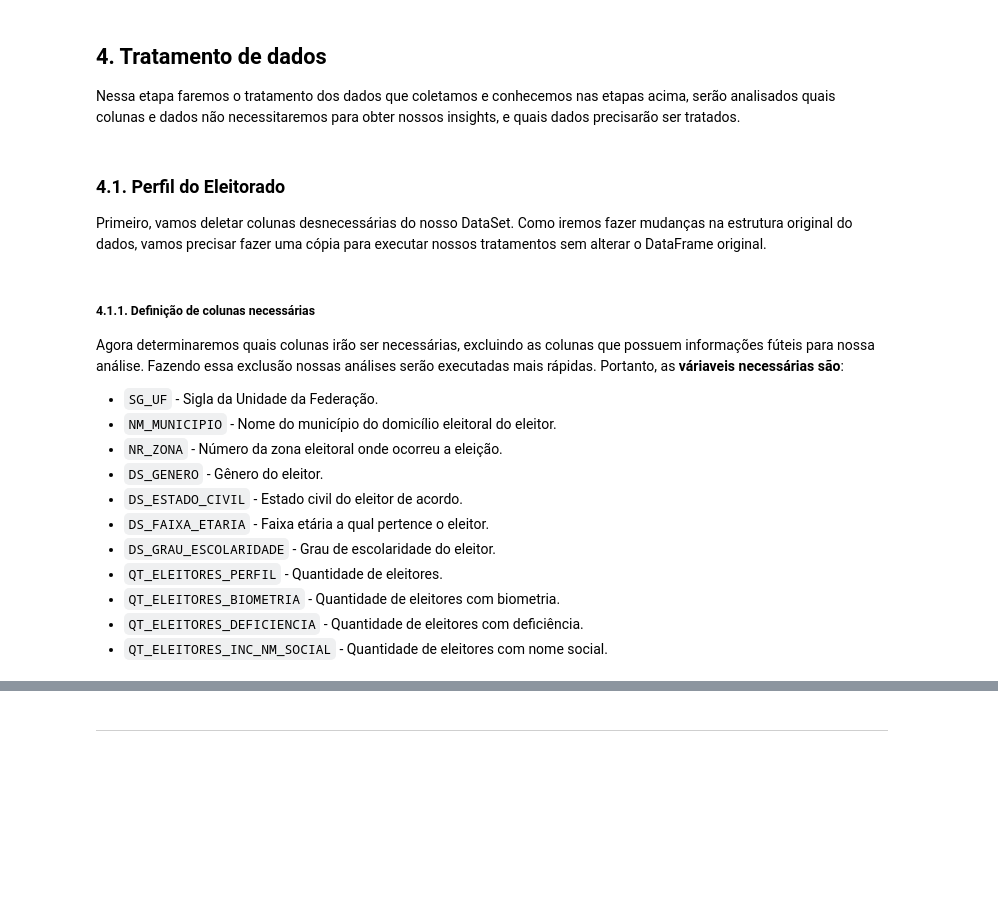
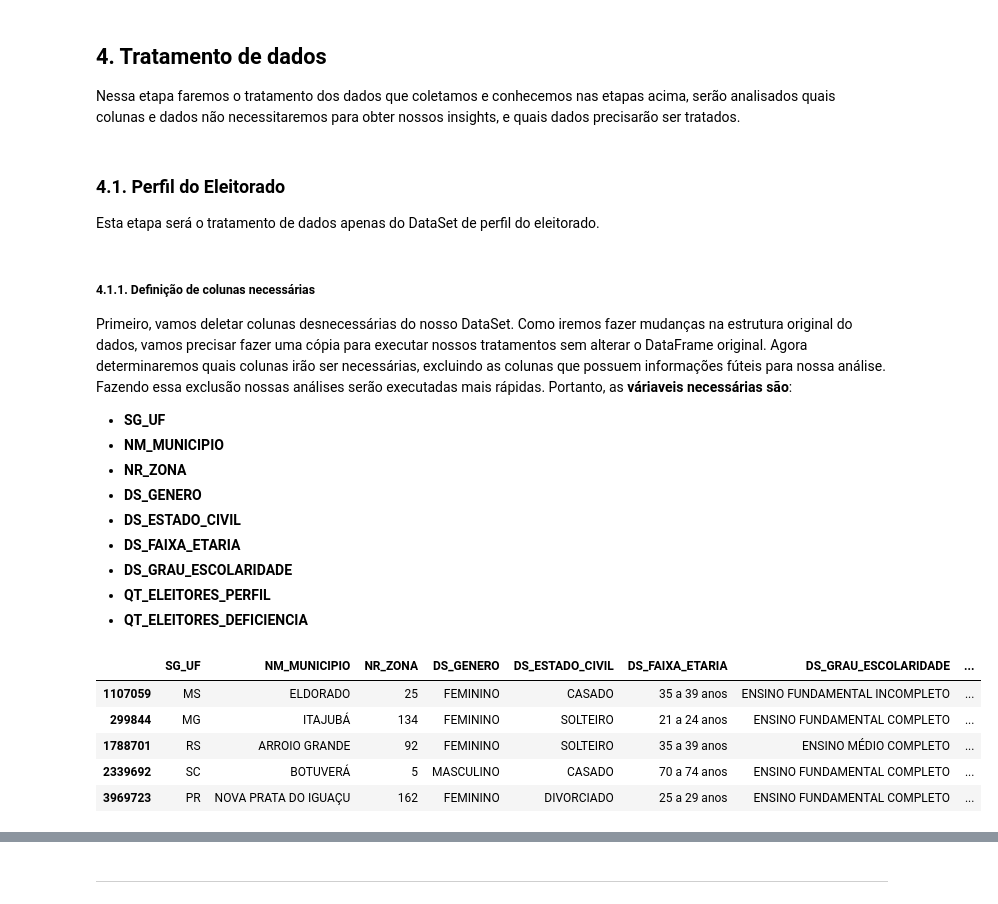
Before and after one commit to gideoni-santos/desafio-RenovaBR, a Jupyter notebook: relatorio.ipynb, the cells around one changed output, grey strips where cells are left out. Cells and saved outputs as stored; diff of their text form; code cells hidden in the pictures; blank space fills up the shorter version.

```diff
--- a/relatorio.ipynb
+++ b/relatorio.ipynb
@@ -585,7 +585,21 @@ Observando o gráfico acima, podemos constatar que de fato o tratamento de outli
 ## **4. Tratamento de dados**
 
 Nessa etapa faremos o tratamento dos dados que coletamos e conhecemos nas etapas acima, serão analisados quais colunas e dados não necessitaremos para obter nossos insights, e quais dados precisarão ser tratados.
+# %% [markdown]
+### **4.1. Perfil do Eleitorado**
+
+Esta etapa será o tratamento de dados apenas do DataSet de perfil do eleitorado.
 # %% [markdown]
-### **4.1. Perfil do Eleitorado**
+##### **4.1.1. Definição de colunas necessárias**
 
-Primeiro, vamos deletar colunas desnecessárias do nosso DataSet. Como iremos fazer mudanças na estrutura original do dados, vamos precisar fazer uma cópia para executar nossos tratamentos sem alterar o DataFrame original.
+Primeiro, vamos deletar colunas desnecessárias do nosso DataSet. Como iremos fazer mudanças na estrutura original do dados, vamos precisar fazer uma cópia para executar nossos tratamentos sem alterar o DataFrame original. Agora determinaremos quais colunas irão ser necessárias, excluindo as colunas que possuem informações fúteis para nossa análise. Fazendo essa exclusão nossas análises serão executadas mais rápidas. Portanto, as **váriaveis necessárias são**:
+
+* **SG_UF**
+* **NM_MUNICIPIO**
+* **NR_ZONA**
+* **DS_GENERO**
+* **DS_ESTADO_CIVIL**
+* **DS_FAIXA_ETARIA**
+* **DS_GRAU_ESCOLARIDADE**
+* **QT_ELEITORES_PERFIL**
+* **QT_ELEITORES_DEFICIENCIA**
@@ -595,16 +606,12 @@ eleitorado_copia = eleitorado.copy()
-# %% [markdown]
-##### **4.1.1. Definição de colunas necessárias**
-
-Agora determinaremos quais colunas irão ser necessárias, excluindo as colunas que possuem informações fúteis para nossa análise. Fazendo essa exclusão nossas análises serão executadas mais rápidas. Portanto, as **váriaveis necessárias são**:
-
-* `SG_UF` - Sigla da Unidade da Federação.
-* `NM_MUNICIPIO` - Nome do município do domicílio eleitoral do eleitor.
-* `NR_ZONA` - Número da zona eleitoral onde ocorreu a eleição.
-* `DS_GENERO` - Gênero do eleitor.
-* `DS_ESTADO_CIVIL` - Estado civil do eleitor de acordo.
-* `DS_FAIXA_ETARIA` - Faixa etária a qual pertence o eleitor.
-* `DS_GRAU_ESCOLARIDADE` - Grau de escolaridade do eleitor.
-* `QT_ELEITORES_PERFIL` - Quantidade de eleitores.
-* `QT_ELEITORES_BIOMETRIA` - Quantidade de eleitores com biometria.
-* `QT_ELEITORES_DEFICIENCIA` - Quantidade de eleitores com deficiência.
-* `QT_ELEITORES_INC_NM_SOCIAL` - Quantidade de eleitores com nome social.
+# %%
+#Criando copia apenas com as váriaveis necessárias
+eleitorado_clean = eleitorado[['SG_UF', 'NM_MUNICIPIO', 'NR_ZONA', 'DS_GENERO', 'DS_ESTADO_CIVIL', 'DS_FAIXA_ETARIA', 'DS_GRAU_ESCOLARIDADE', 'QT_ELEITORES_PERFIL', 'QT_ELEITORES_DEFICIENCIA']]
+#Vendo 5 registros aleatórios
+eleitorado_clean.sample(5)
+# %% [output]
+|  | SG_UF | NM_MUNICIPIO | NR_ZONA | DS_GENERO | DS_ESTADO_CIVIL | DS_FAIXA_ETARIA | DS_GRAU_ESCOLARIDADE | ... |
+| 1107059 | MS | ELDORADO | 25 | FEMININO | CASADO | 35 a 39 anos | ENSINO FUNDAMENTAL INCOMPLETO | ... |
+| 299844 | MG | ITAJUBÁ | 134 | FEMININO | SOLTEIRO | 21 a 24 anos | ENSINO FUNDAMENTAL COMPLETO | ... |
+| 1788701 | RS | ARROIO GRANDE | 92 | FEMININO | SOLTEIRO | 35 a 39 anos | ENSINO MÉDIO COMPLETO | ... |
+| 2339692 | SC | BOTUVERÁ | 5 | MASCULINO | CASADO | 70 a 74 anos | ENSINO FUNDAMENTAL COMPLETO | ... |
+| 3969723 | PR | NOVA PRATA DO IGUAÇU | 162 | FEMININO | DIVORCIADO | 25 a 29 anos | ENSINO FUNDAMENTAL COMPLETO | ... |
```
Also changed, not shown: parts of 7 cells of this notebook.
